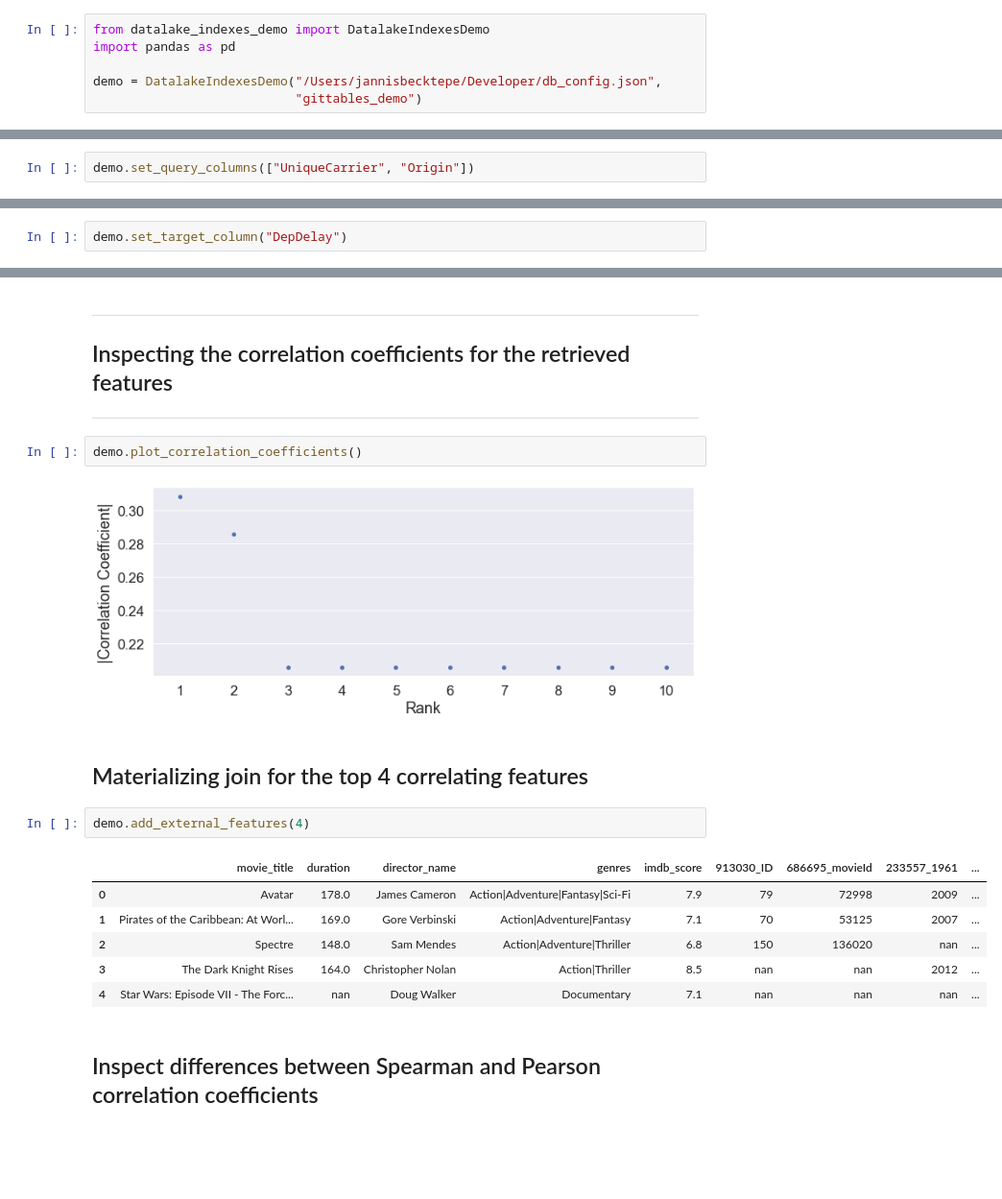
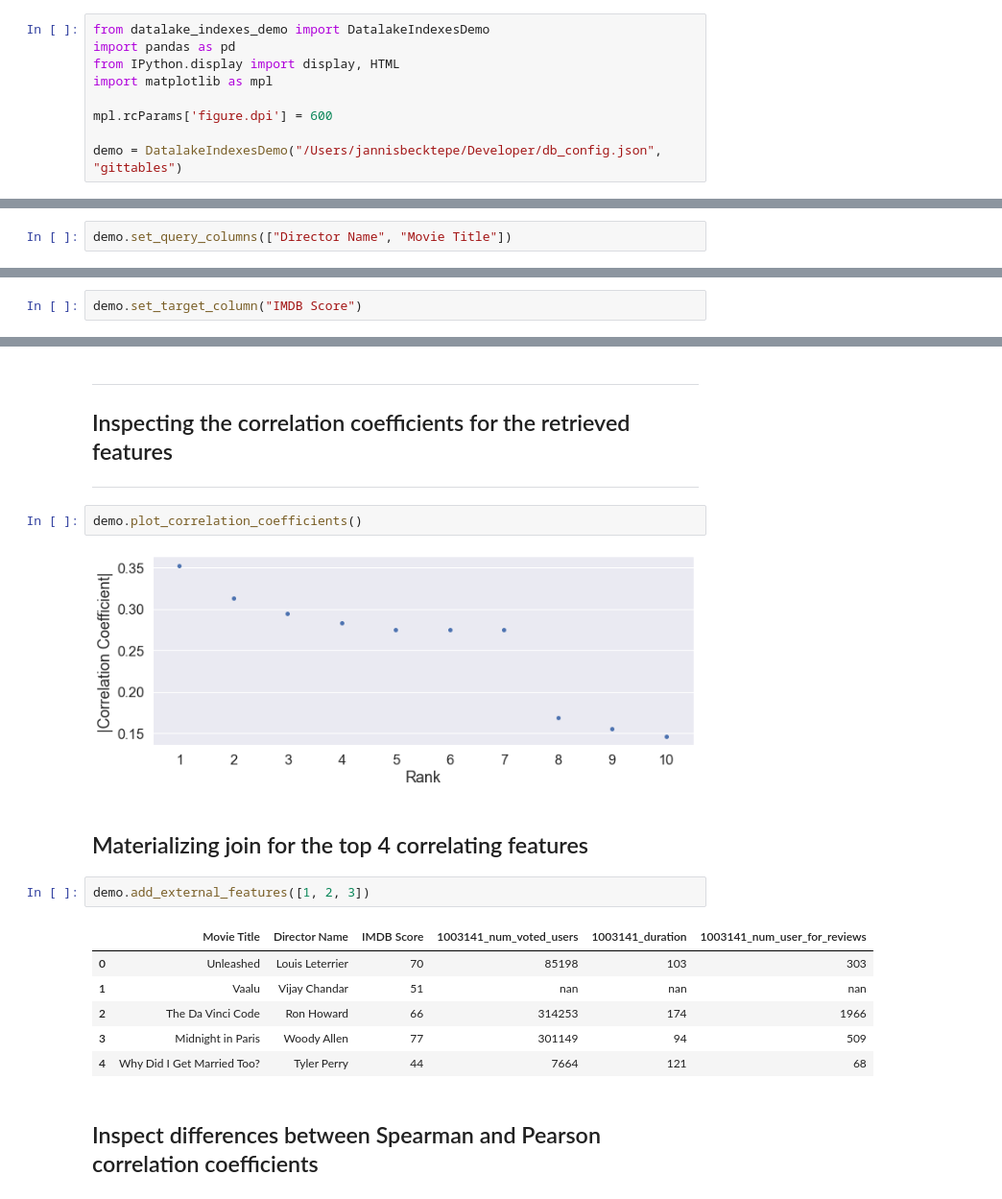
Before and after one commit to LUH-DBS/datalake_indexes, a Jupyter notebook: src/datalakes_indexes_demo.ipynb, the cells around one changed output, grey strips where cells are left out. Shown at 96% size. Cells and saved outputs as stored; diff of their text form; blank space fills up the shorter version.

```diff
--- a/src/datalakes_indexes_demo.ipynb
+++ b/src/datalakes_indexes_demo.ipynb
@@ -1,9 +1,12 @@
 # %%
 from datalake_indexes_demo import DatalakeIndexesDemo
 import pandas as pd
+from IPython.display import display, HTML
+import matplotlib as mpl
 
-demo = DatalakeIndexesDemo("/Users/jannisbecktepe/Developer/db_config.json",
-                           "gittables_demo")
+mpl.rcParams['figure.dpi'] = 600
+
+demo = DatalakeIndexesDemo("/Users/jannisbecktepe/Developer/db_config.json", "gittables")
 # %% [markdown]
 ___
 
@@ -36,4 +47,4 @@ ___
 
 ___
 # %%
-demo.set_query_columns(["UniqueCarrier", "Origin"])
+demo.set_query_columns(["Director Name", "Movie Title"])
@@ -44,4 +62,4 @@ ___
 
 ___
 # %%
-demo.set_target_column("DepDelay")
+demo.set_target_column("IMDB Score")
@@ -139,18 +193,18 @@ ___
 # %%
 demo.plot_correlation_coefficients()
 # %% [output]
-[figure, old version]
+[figure, new version]
 # %% [markdown]
 ## Materializing join for the top 4 correlating features
 # %%
-demo.add_external_features(4)
+demo.add_external_features([1, 2, 3])
 # %% [output]
-|  | movie_title | duration | director_name | genres | imdb_score | 913030_ID | 686695_movieId | 233557_1961 | ... |
-| 0 | Avatar | 178.0 | James Cameron | Action|Adventure|Fantasy|Sci-Fi | 7.9 | 79 | 72998 | 2009 | ... |
-| 1 | Pirates of the Caribbean: At Worl... | 169.0 | Gore Verbinski | Action|Adventure|Fantasy | 7.1 | 70 | 53125 | 2007 | ... |
-| 2 | Spectre | 148.0 | Sam Mendes | Action|Adventure|Thriller | 6.8 | 150 | 136020 | nan | ... |
-| 3 | The Dark Knight Rises | 164.0 | Christopher Nolan | Action|Thriller | 8.5 | nan | nan | 2012 | ... |
-| 4 | Star Wars: Episode VII - The Forc... | nan | Doug Walker | Documentary | 7.1 | nan | nan | nan | ... |
+|  | Movie Title | Director Name | IMDB Score | 1003141_num_voted_users | 1003141_duration | 1003141_num_user_for_reviews |
+| 0 | Unleashed | Louis Leterrier | 70 | 85198 | 103 | 303 |
+| 1 | Vaalu | Vijay Chandar | 51 | nan | nan | nan |
+| 2 | The Da Vinci Code | Ron Howard | 66 | 314253 | 174 | 1966 |
+| 3 | Midnight in Paris | Woody Allen | 77 | 301149 | 94 | 509 |
+| 4 | Why Did I Get Married Too? | Tyler Perry | 44 | 7664 | 121 | 68 |
 # %% [markdown]
 ## Inspect differences between Spearman and Pearson correlation coefficients
 # %%
```
Also changed, not shown: parts of 15 cells of this notebook, 6 other files.
